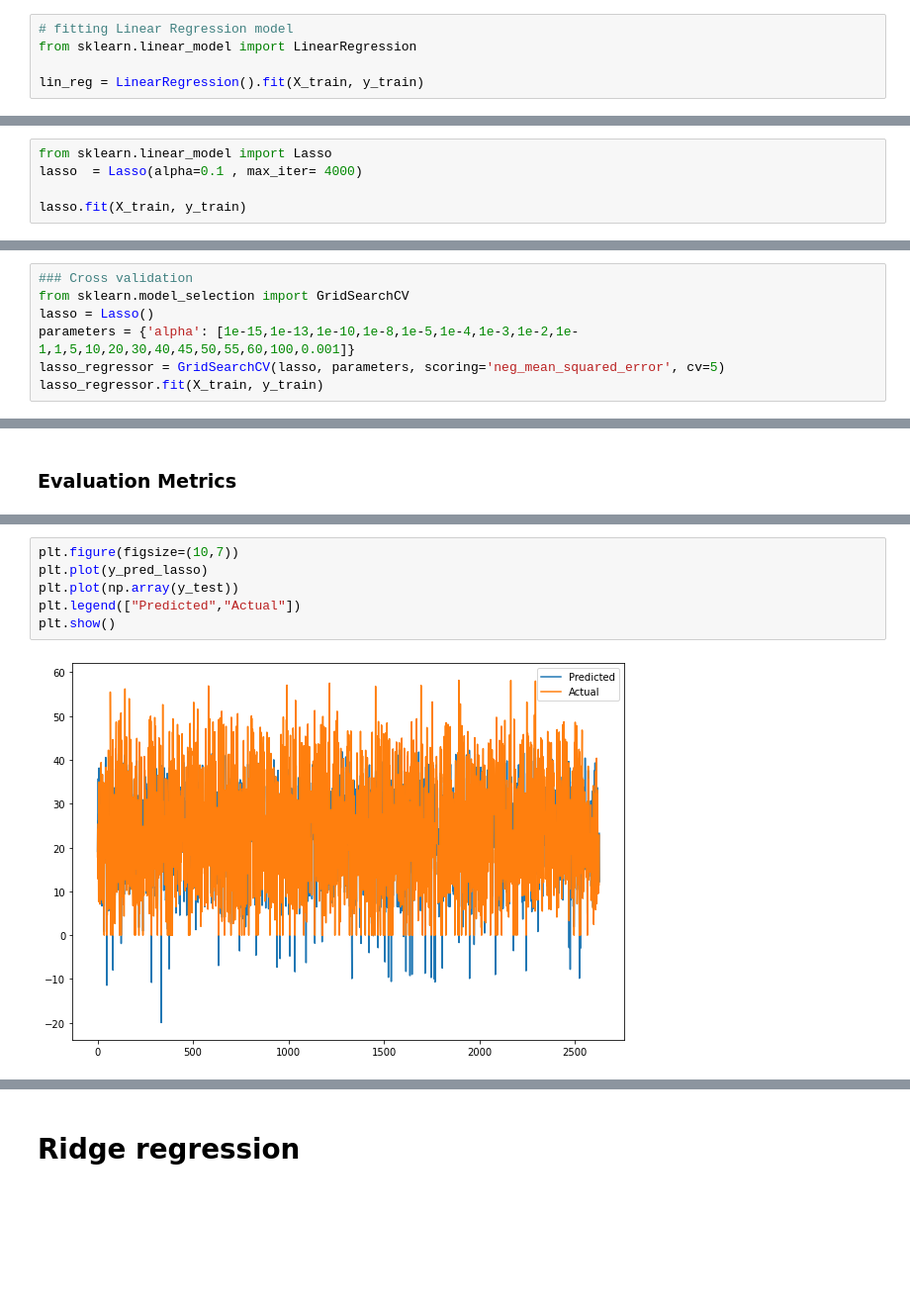
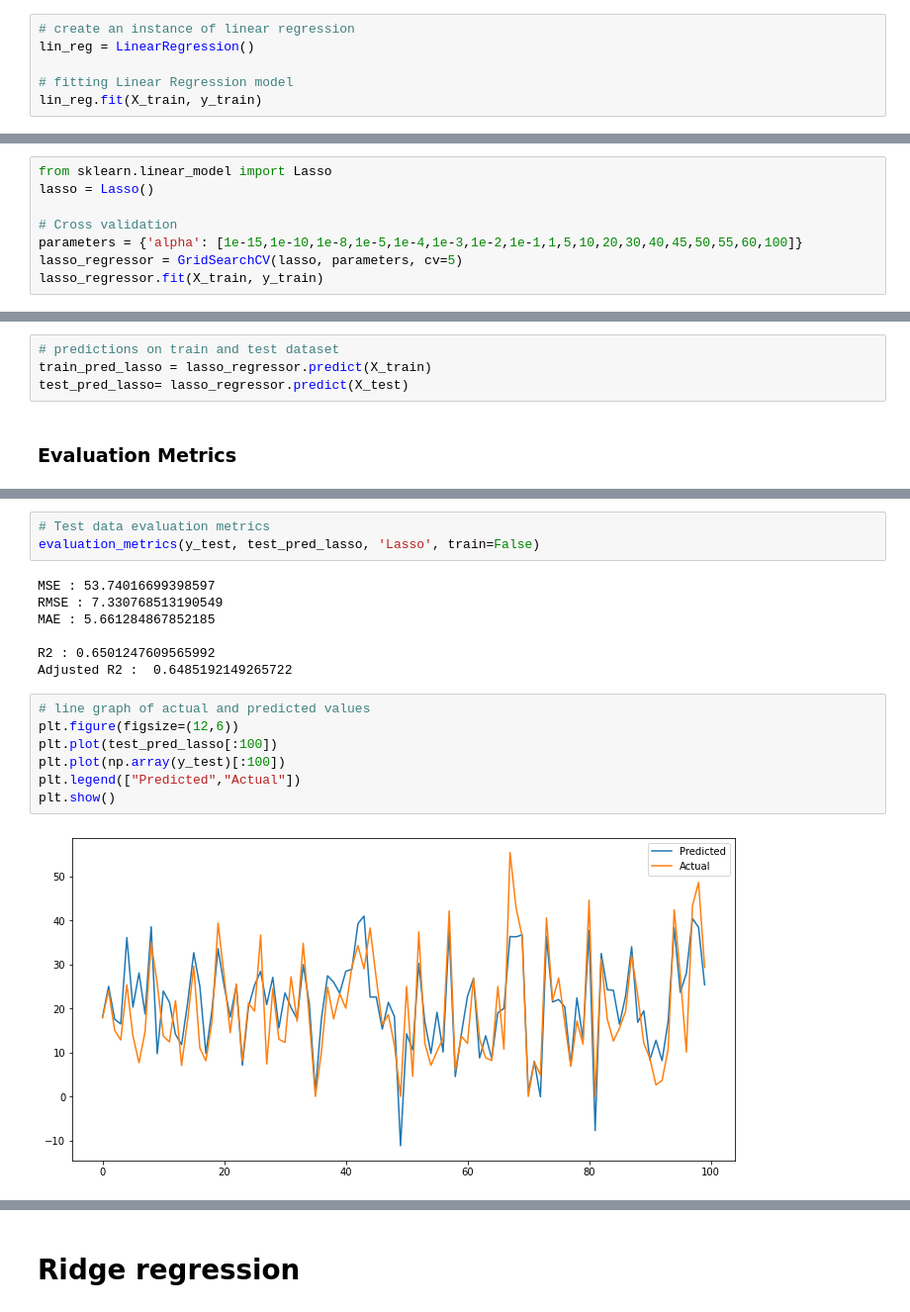
Before and after one commit to harishgawade1999/Bike_Sharing_Demand_Prediction_Capstone_Project, a Jupyter notebook: New_Harish_Bike_Sharing_Demand_Prediction_Capstone_Project.ipynb, the cells around one changed output, grey strips where cells are left out. Shown at 99% size. Cells and saved outputs as stored; diff of their text form; blank space fills up the shorter version.

```diff
--- a/New_Harish_Bike_Sharing_Demand_Prediction_Capstone_Project.ipynb
+++ b/New_Harish_Bike_Sharing_Demand_Prediction_Capstone_Project.ipynb
@@ -524,5 +564,6 @@ X_test.shape
 # %%
+# create an instance of linear regression
+lin_reg = LinearRegression()
+
 # fitting Linear Regression model
-from sklearn.linear_model import LinearRegression
-
-lin_reg = LinearRegression().fit(X_train, y_train)
+lin_reg.fit(X_train, y_train)
@@ -613,5 +659,0 @@ plt.ylabel('residuals');
-# %%
-from sklearn.linear_model import Lasso
-lasso  = Lasso(alpha=0.1 , max_iter= 4000)
-
-lasso.fit(X_train, y_train)
@@ -630,9 +662,10 @@ array([ 4.81540304e-01,  5.49307042e-01, -1.48093249e-01,  0.00000000e+00,
 # %%
-### Cross validation
-from sklearn.model_selection import GridSearchCV
+from sklearn.linear_model import Lasso
 lasso = Lasso()
-parameters = {'alpha': [1e-15,1e-13,1e-10,1e-8,1e-5,1e-4,1e-3,1e-2,1e-1,1,5,10,20,30,40,45,50,55,60,100,0.001]}
-lasso_regressor = GridSearchCV(lasso, parameters, scoring='neg_mean_squared_error', cv=5)
+
+# Cross validation
+parameters = {'alpha': [1e-15,1e-10,1e-8,1e-5,1e-4,1e-3,1e-2,1e-1,1,5,10,20,30,40,45,50,55,60,100]}
+lasso_regressor = GridSearchCV(lasso, parameters, cv=5)
 lasso_regressor.fit(X_train, y_train)
 # %% [output]
 GridSearchCV(cv=5, estimator=Lasso(),
@@ -653,2 +679,6 @@ y_pred_lasso_tr= lasso_regressor.predict(X_train)
+# %%
+# predictions on train and test dataset
+train_pred_lasso = lasso_regressor.predict(X_train)
+test_pred_lasso= lasso_regressor.predict(X_test)
 # %% [markdown]
 ### **Evaluation Metrics**
@@ -709,9 +695,20 @@ Adjusted R2 :  0.6446639552329314
+# %%
+# Test data evaluation metrics
+evaluation_metrics(y_test, test_pred_lasso, 'Lasso', train=False)
+# %% [output]
+MSE : 53.74016699398597
+RMSE : 7.330768513190549
+MAE : 5.661284867852185
+
+R2 : 0.6501247609565992
+Adjusted R2 :  0.6485192149265722
 # %%
-plt.figure(figsize=(10,7))
-plt.plot(y_pred_lasso)
-plt.plot(np.array(y_test))
+# line graph of actual and predicted values
+plt.figure(figsize=(12,6))
+plt.plot(test_pred_lasso[:100])
+plt.plot(np.array(y_test)[:100])
 plt.legend(["Predicted","Actual"])
 plt.show()
 # %% [output]
-[figure, old version]
+[figure, new version]
 # %%
```
Also changed, not shown: parts of 89 cells of this notebook.
